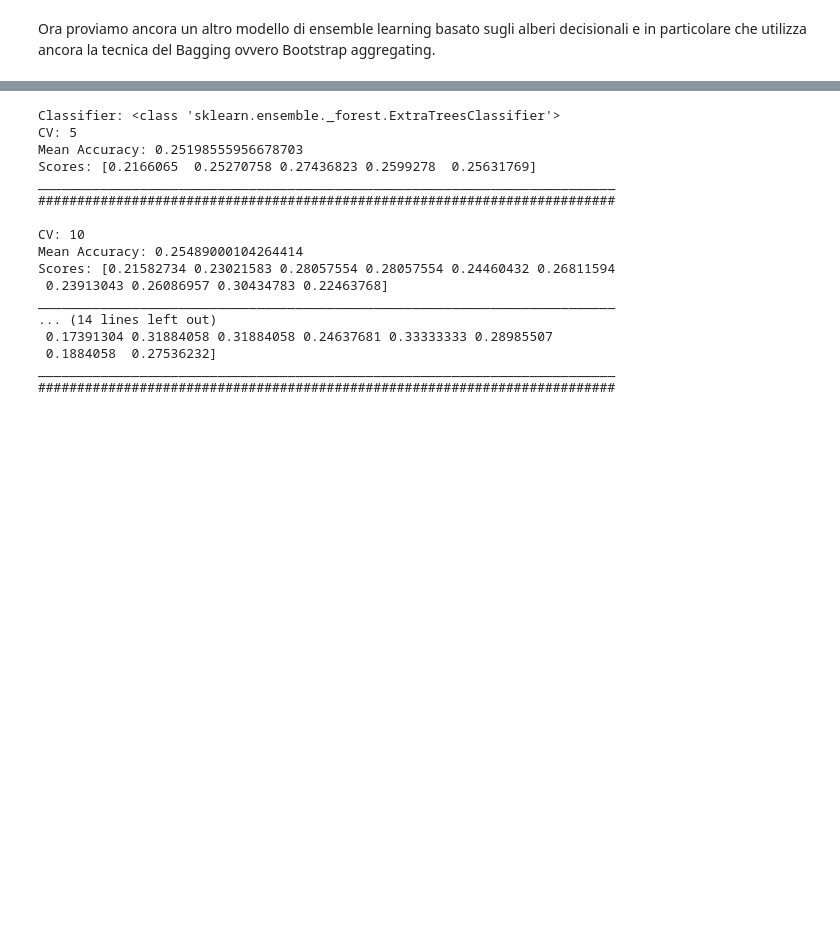
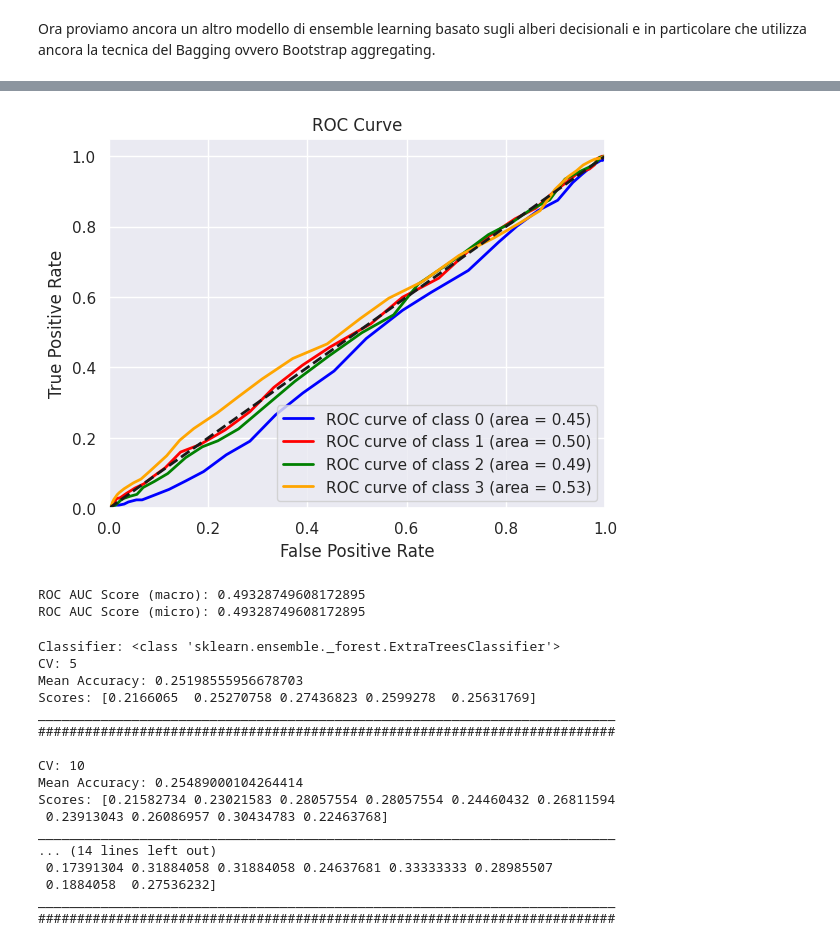
Before and after one commit to kozen88/HCV_DM23, a Jupyter notebook: Addestramento_modelli_di_esemble.ipynb, the cells around one changed output, grey strips where cells are left out. Drawn from its saved outputs; the diff is of its cells as text; code cells hidden in the pictures; blank space fills up the shorter version.

```diff
--- a/Addestramento_modelli_di_esemble.ipynb
+++ b/Addestramento_modelli_di_esemble.ipynb
@@ -176,3 +347,13 @@ Accurancy mediata su i 10 fold fatti: 0.24041288708163905
+# %%
+# Istanziazione di un modello extra tree
+clf_ETe2 = ExtraTreesClassifier()
+
+# plotta la curva del roc_auc_score
+evaluate_roc_auc(clf_ETe2 , X, y)
+# %% [output]
+[figure, added]
+ROC AUC Score (macro): 0.49328749608172895
+ROC AUC Score (micro): 0.49328749608172895
 # %%
 # Andiamo a testaare il modello di Extra trees sui principali valori di cross_val
 clf_ET = [ExtraTreesClassifier]
```
Also changed, not shown: parts of 19 cells of this notebook.
